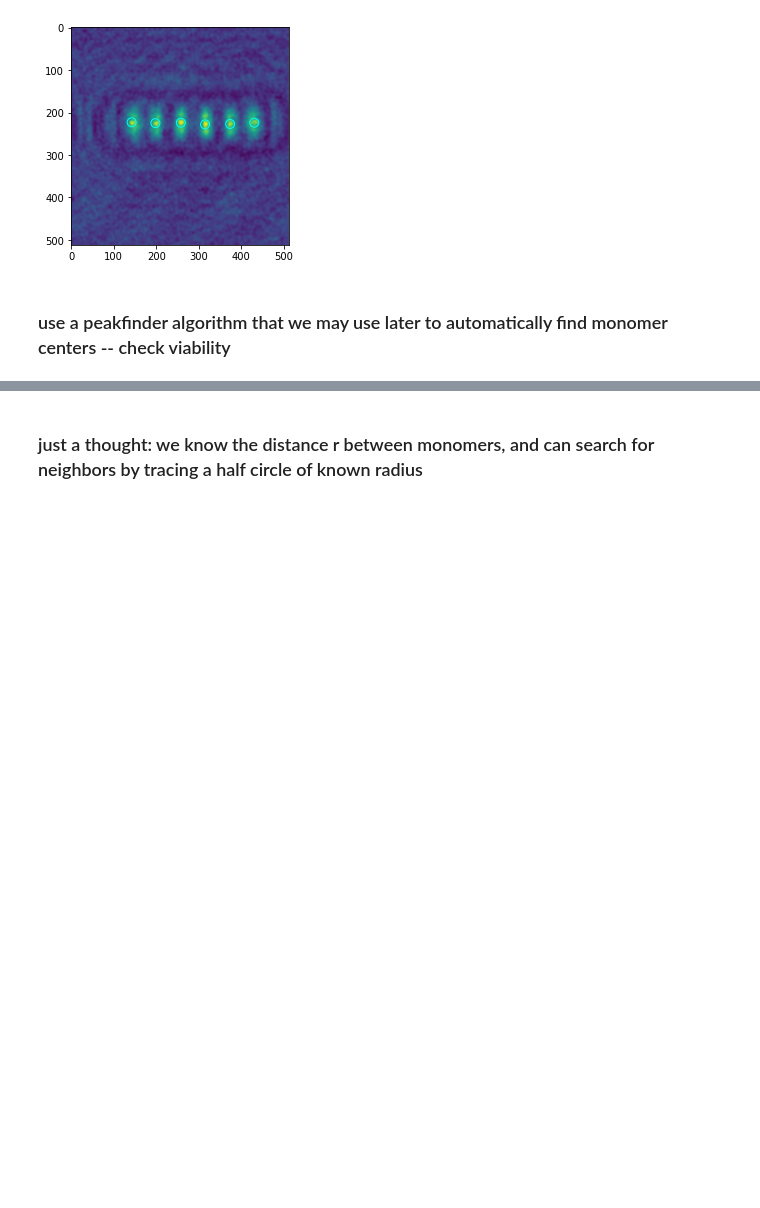
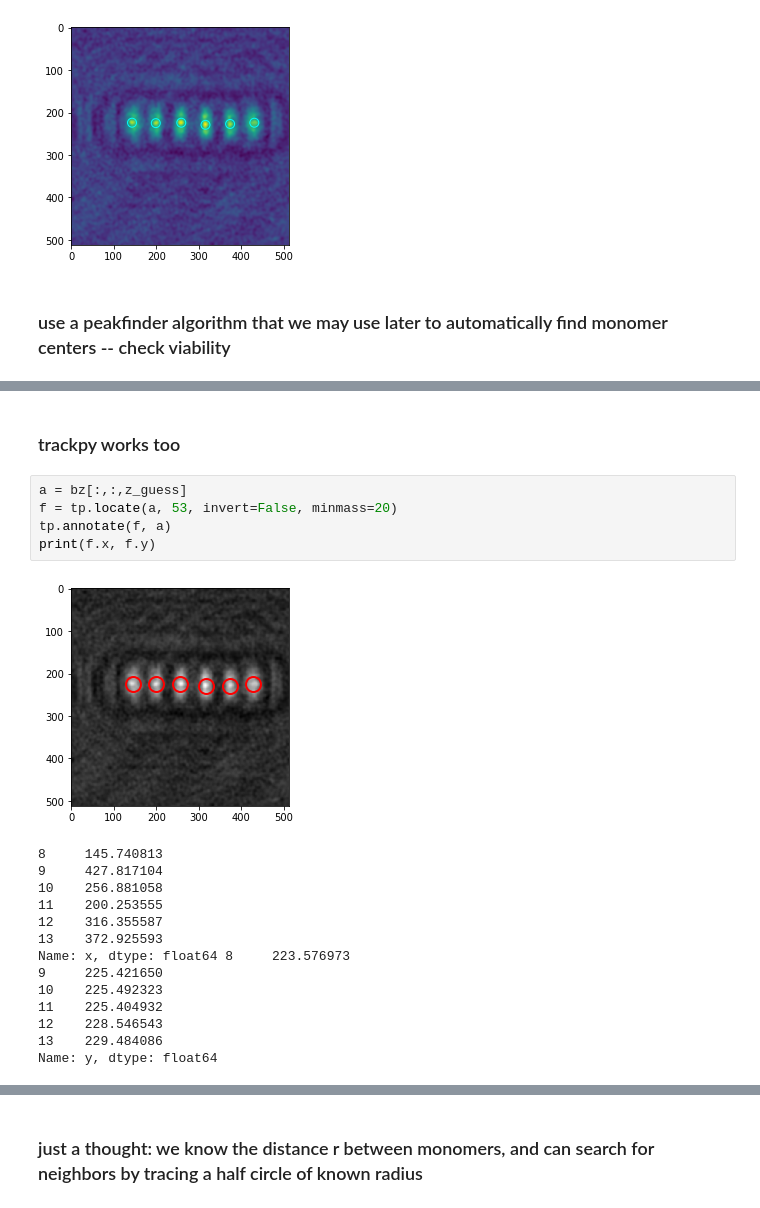
Before and after one commit to jabacousnac/Particle-Tracking, a Jupyter notebook: rs_automated.ipynb, the cells around one changed output, grey strips where cells are left out. Drawn from its saved outputs; the diff is of its cells as text; blank space fills up the shorter version.

Commit message:
Added trackpy and comparison between 2d localizing methods, fixed problem with (x,y), prepared for interpolation

```diff
--- a/rs_automated.ipynb
+++ b/rs_automated.ipynb
@@ -133 +164,23 @@ Name: x, dtype: object 0    227
 Name: y, dtype: object
+# %% [markdown]
+### trackpy works too
+# %%
+a = bz[:,:,z_guess]
+f = tp.locate(a, 53, invert=False, minmass=20)
+tp.annotate(f, a)
+print(f.x, f.y)
+# %% [output]
+[figure, added]
+8     145.740813
+9     427.817104
+10    256.881058
+11    200.253555
+12    316.355587
+13    372.925593
+Name: x, dtype: float64 8     223.576973
+9     225.421650
+10    225.492323
+11    225.404932
+12    228.546543
+13    229.484086
+Name: y, dtype: float64
```
Also changed, not shown: parts of 23 cells of this notebook.
